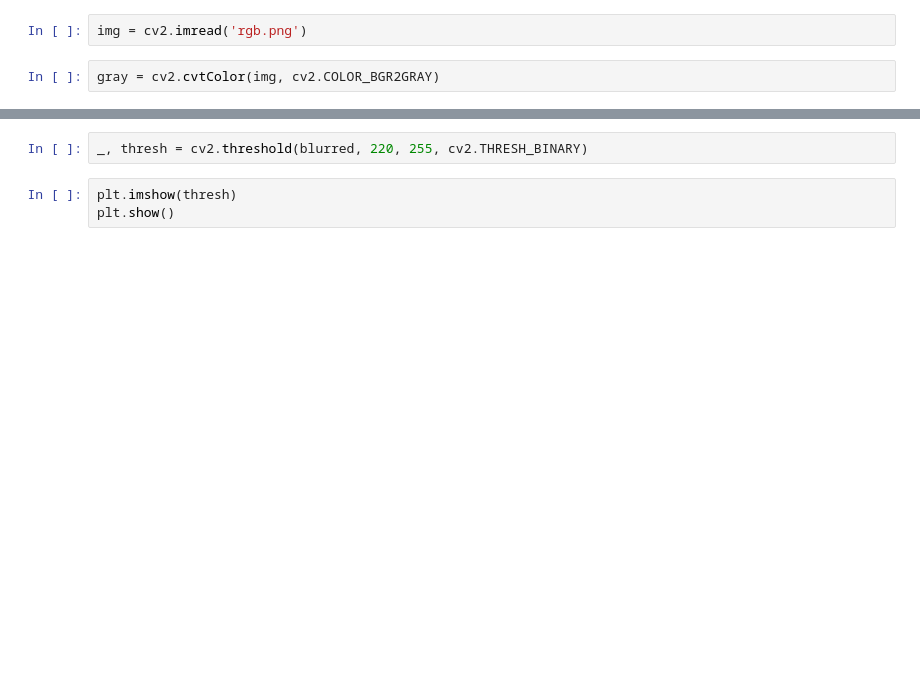
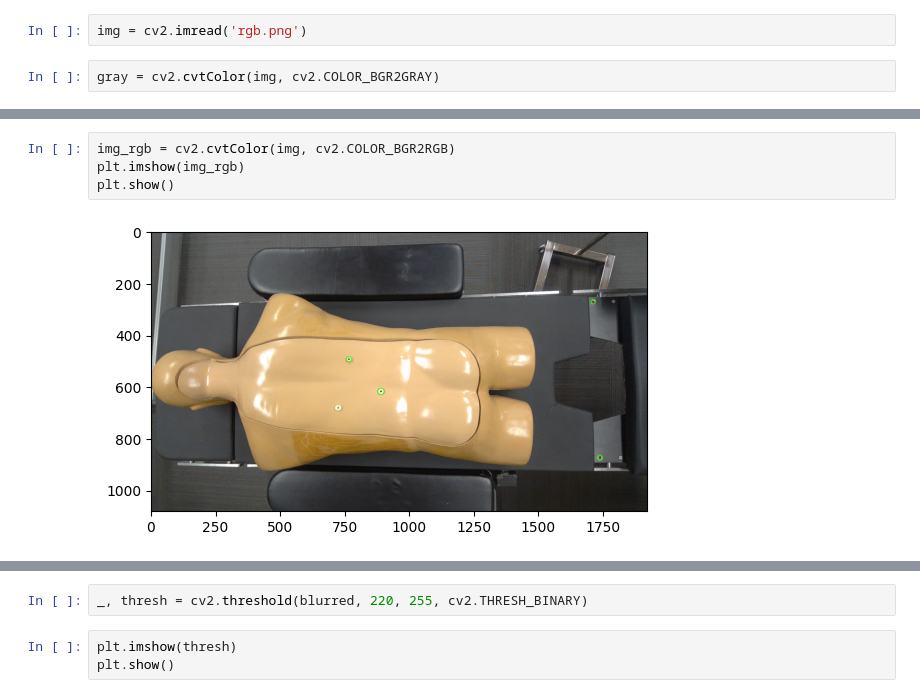
Before and after one commit to srisiddhardhakurra26/illuminant_standard_SWE_take_home_2024, a Jupyter notebook: Untitled.ipynb, the cells around one changed output, grey strips where cells are left out. Cells and saved outputs as stored; diff of their text form; blank space fills up the shorter version.

```diff
--- a/Untitled.ipynb
+++ b/Untitled.ipynb
@@ -10,0 +60,6 @@ blurred = cv2.GaussianBlur(gray, (5, 5), 0)
+# %%
+img_rgb = cv2.cvtColor(img, cv2.COLOR_BGR2RGB)
+plt.imshow(img_rgb)
+plt.show()
+# %% [output]
+[figure, added]
```
Also changed, not shown: parts of 10 cells of this notebook, 3 other files.
